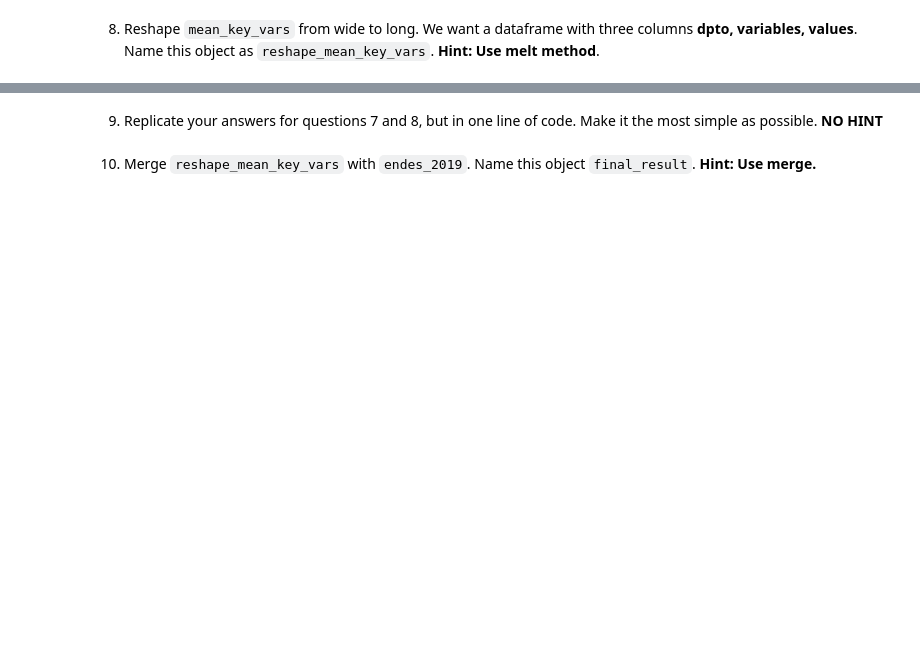
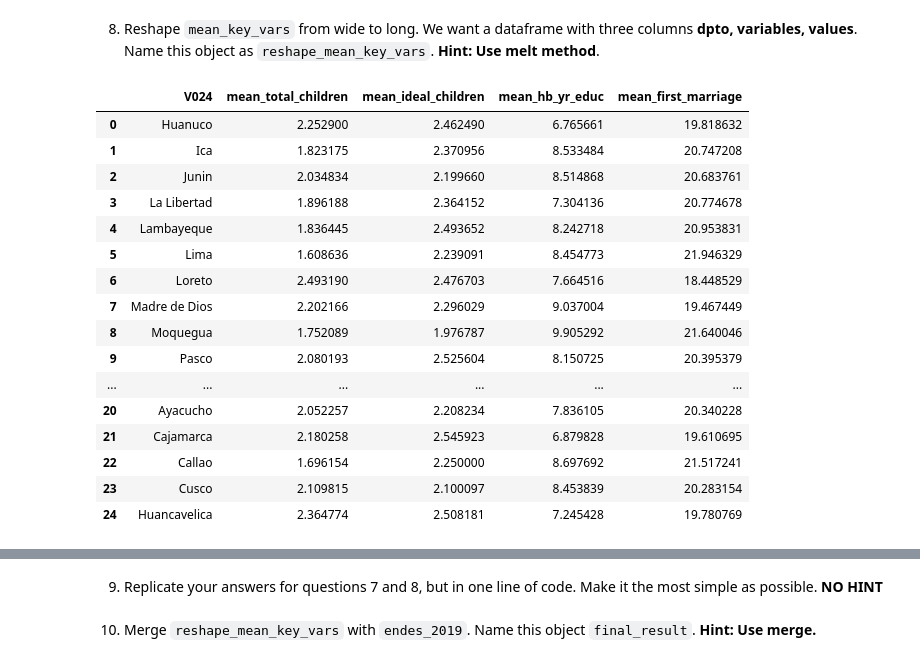
Before and after one commit to alexanderquispe/Diplomado_PUCP, a Jupyter notebook: Lecture_3/Assigment3/group_6_ass_3_2022.ipynb, the cells around one changed output, grey strips where cells are left out. Saved outputs shown, nothing was run; the diff lists cells and outputs as text; code cells hidden in the pictures; blank space fills up the shorter version.

```diff
--- a/Lecture_3/Assigment3/group_6_ass_3_2022.ipynb
+++ b/Lecture_3/Assigment3/group_6_ass_3_2022.ipynb
@@ -166,3 +169,7 @@ df3
 | V511 | 10.0 | 48.0 | 4.858358 | 20.463738 | 38335.0 | 12454.0 |
 # %% [markdown]
 7. Use `endes_2019` data to generate a new object named `mean_key_vars` to find the mean of **total children ever born (V201)**, **Ideal number of children (V613)**, **Husbands education-single yrs (V715)**, and **Age at first marriage (V511)** by year and department **(V024)**. Name these columns as **mean_total_children, mean_ideal_children, mean_hb_yr_educ and mean_first_marriage**, respectively. **Hint: Use groupby and [this link](https://stackoverflow.com/questions/40901770/is-there-a-simple-way-to-change-a-column-of-yes-no-to-1-0-in-a-pandas-dataframe).**
+# %%
+# convert categorical variables to numeric variables for "V613"
+endes_2019.V613 = pd.Categorical(endes_2019.V613)
+endes_2019['V613_code'] = endes_2019.V613.cat.codes
@@ -168,0 +187,4 @@ df3
+# %%
+# convert categorical variables to numeric variables for "V715"
+endes_2019.V715 = pd.Categorical(endes_2019.V715)
+endes_2019['V715_code'] = endes_2019.V715.cat.codes
@@ -168,0 +202,9 @@ df3
+# %%
+# Create mean_key_vars based on endes_2019
+
+mean_key_vars = endes_2019.groupby(["V024"])[["V201", "V613_code", "V715_code", "V511"]].mean()
+mean_key_vars.rename(columns={"V201": "mean_total_children",
+                              "V613_code": "mean_ideal_children",
+                              "V715_code": "mean_hb_yr_educ",
+                              "V511":"mean_first_marriage"}, inplace=True)
+mean_key_vars
@@ -169,2 +230,25 @@ df3
 # %% [markdown]
 8. Reshape `mean_key_vars` from wide to long. We want a dataframe with three columns **dpto, variables, values**. Name this object as `reshape_mean_key_vars`. **Hint: Use melt method**.
+# %%
+# Convert index to column format
+mean_key_vars.reset_index(drop=False, inplace=True)
+# %%
+mean_key_vars
+# %% [output]
+|  | V024 | mean_total_children | mean_ideal_children | mean_hb_yr_educ | mean_first_marriage |
+| 0 | Huanuco | 2.252900 | 2.462490 | 6.765661 | 19.818632 |
+| 1 | Ica | 1.823175 | 2.370956 | 8.533484 | 20.747208 |
+| 2 | Junin | 2.034834 | 2.199660 | 8.514868 | 20.683761 |
+| 3 | La Libertad | 1.896188 | 2.364152 | 7.304136 | 20.774678 |
+| 4 | Lambayeque | 1.836445 | 2.493652 | 8.242718 | 20.953831 |
+| 5 | Lima | 1.608636 | 2.239091 | 8.454773 | 21.946329 |
+| 6 | Loreto | 2.493190 | 2.476703 | 7.664516 | 18.448529 |
+| 7 | Madre de Dios | 2.202166 | 2.296029 | 9.037004 | 19.467449 |
+| 8 | Moquegua | 1.752089 | 1.976787 | 9.905292 | 21.640046 |
+| 9 | Pasco | 2.080193 | 2.525604 | 8.150725 | 20.395379 |
+| ... | ... | ... | ... | ... | ... |
+| 20 | Ayacucho | 2.052257 | 2.208234 | 7.836105 | 20.340228 |
+| 21 | Cajamarca | 2.180258 | 2.545923 | 6.879828 | 19.610695 |
+| 22 | Callao | 1.696154 | 2.250000 | 8.697692 | 21.517241 |
+| 23 | Cusco | 2.109815 | 2.100097 | 8.453839 | 20.283154 |
+| 24 | Huancavelica | 2.364774 | 2.508181 | 7.245428 | 19.780769 |
```
Also changed, not shown: parts of 8 cells of this notebook.
